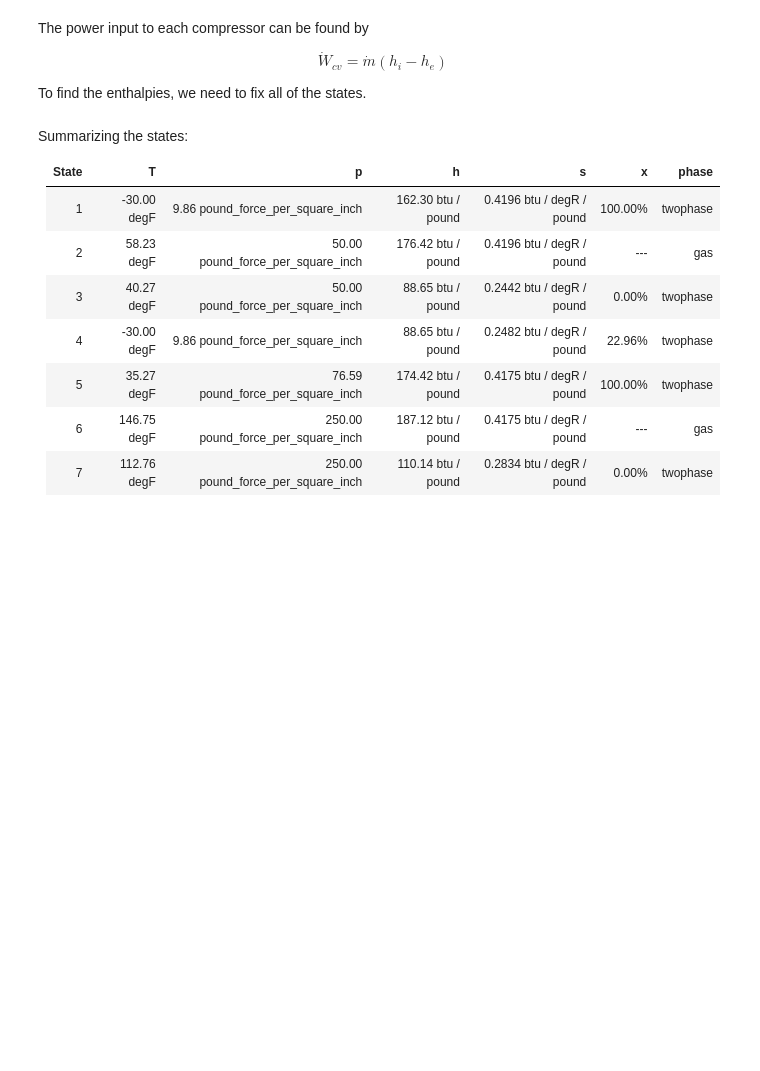
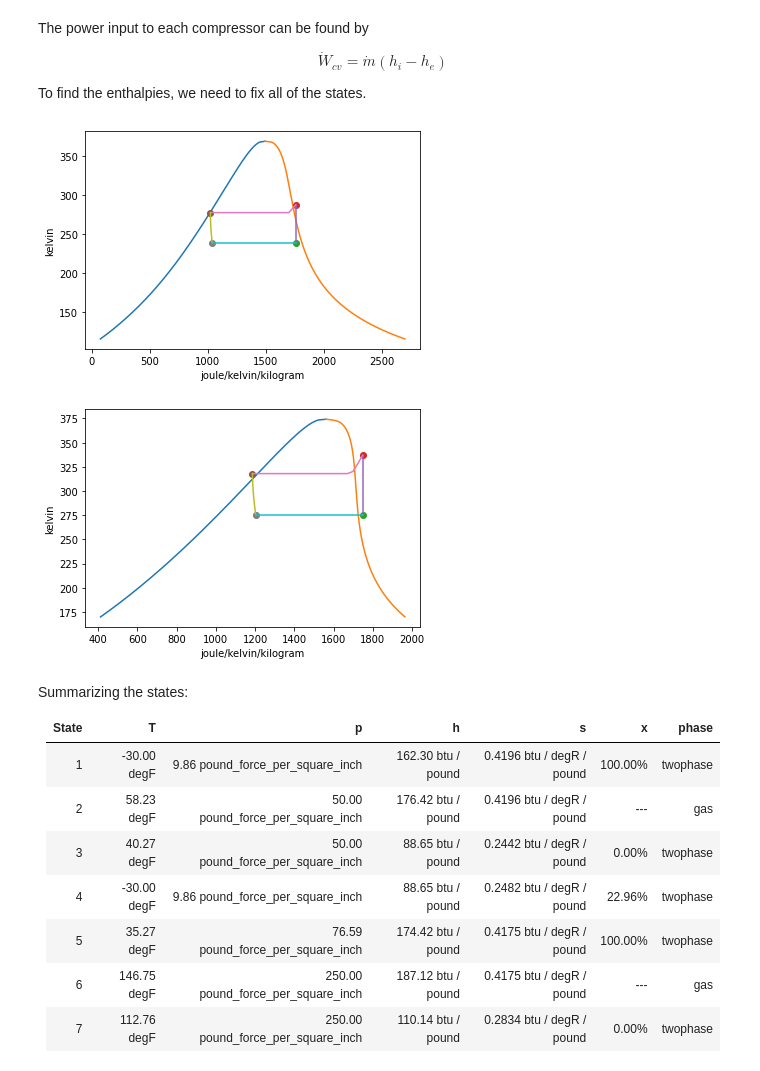
Before and after one commit to bryanwweber/thermostate, a Jupyter notebook: docs/cascade-refrigeration-cycle-example.ipynb, the cells around one changed output. Saved outputs shown, nothing was run; the diff lists cells and outputs as text; code cells hidden in the pictures; blank space fills up the shorter version.

Commit message:
Added plot depicting the example process
Seperate plots for each substance and their individual cycles
Fixed spacing and made quotations consitent

```diff
--- a/docs/cascade-refrigeration-cycle-example.ipynb
+++ b/docs/cascade-refrigeration-cycle-example.ipynb
@@ -95,6 +96,22 @@ st_8 = State(sub_hiT, p=p_8, h=h_8)
 T_8 = st_8.T.to(EE.T)
 s_8 = st_8.s.to(EE.s)
 x_8 = st_8.x
+# %%
+R22_vapordome = VaporDome(sub_hiT, ('s', 'T'))
+R134A_vapordome = VaporDome(sub_loT, ('s', 'T'))
+
+R22_vapordome.add_process(st_1, st_2, 'isentropic')
+R22_vapordome.add_process(st_2, st_3, 'isobaric')
+R22_vapordome.add_process(st_3, st_4, 'isoenthalpic')
+R22_vapordome.add_process(st_4, st_1, 'isobaric')
+
+R134A_vapordome.add_process(st_5, st_6, 'isentropic')
+R134A_vapordome.add_process(st_6, st_7, 'isobaric')
+R134A_vapordome.add_process(st_7, st_8, 'isoenthalpic')
+R134A_vapordome.add_process(st_8, st_5, 'isobaric')
+# %% [output]
+[figure, added]
+[figure, added]
 # %% [markdown]
 Summarizing the states:
 
```
Also changed, not shown: parts of 1 cell of this notebook.
